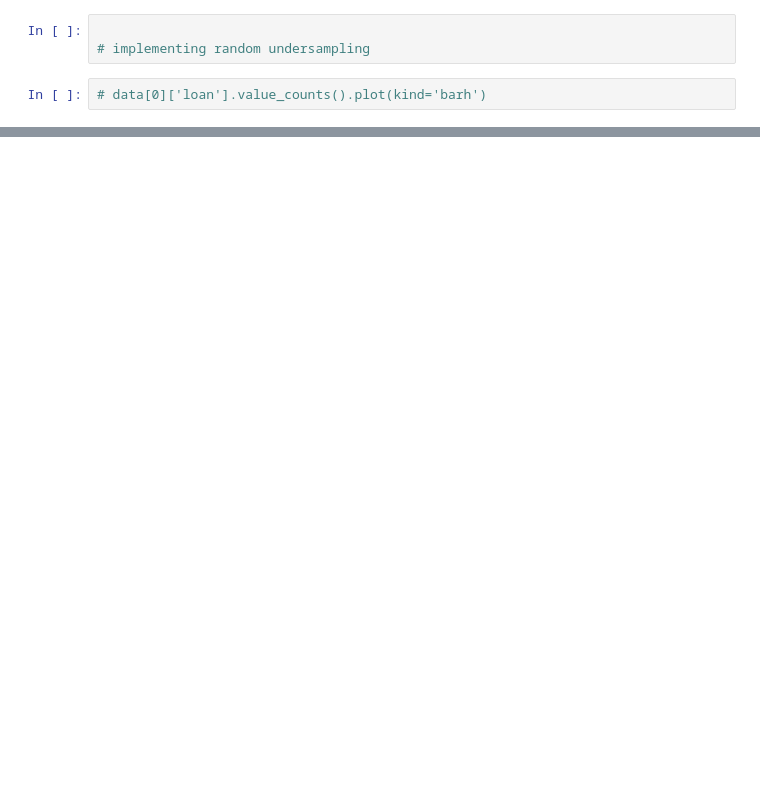
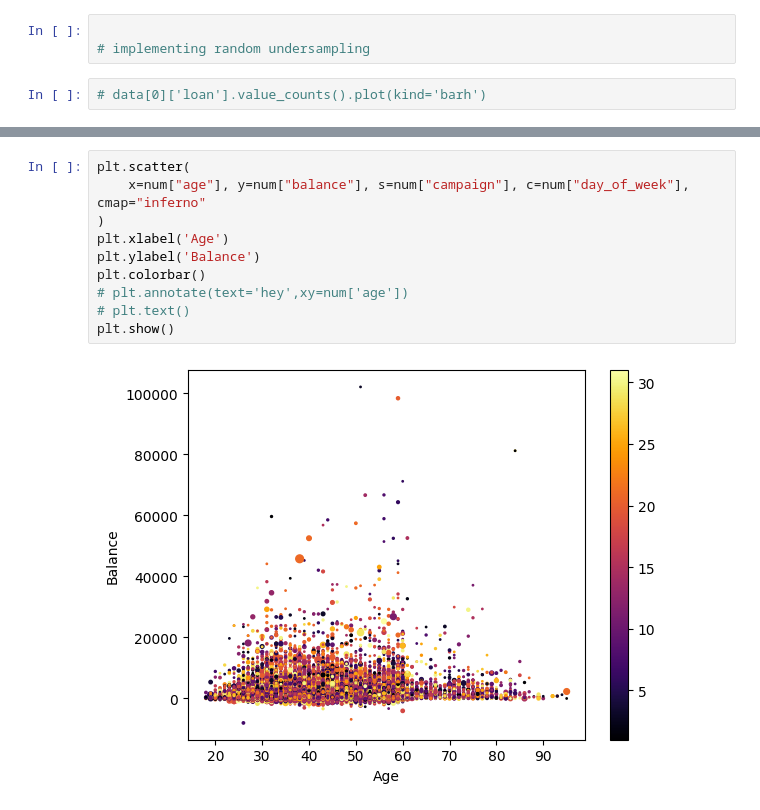
Before and after one commit to gauravgulia26/bank_marketing, a Jupyter notebook: notebooks/data_cleaning.ipynb, the cells around one changed output, grey strips where cells are left out. Saved outputs shown, nothing was run; the diff lists cells and outputs as text; blank space fills up the shorter version.

```diff
--- a/notebooks/data_cleaning.ipynb
+++ b/notebooks/data_cleaning.ipynb
@@ -157,0 +173,12 @@ Name: count, dtype: int64
+# %%
+plt.scatter(
+    x=num["age"], y=num["balance"], s=num["campaign"], c=num["day_of_week"], cmap="inferno"
+)
+plt.xlabel('Age')
+plt.ylabel('Balance')
+plt.colorbar()
+# plt.annotate(text='hey',xy=num['age'])
+# plt.text()
+plt.show()
+# %% [output]
+[figure, added]
```
Also changed, not shown: parts of 24 cells of this notebook.
